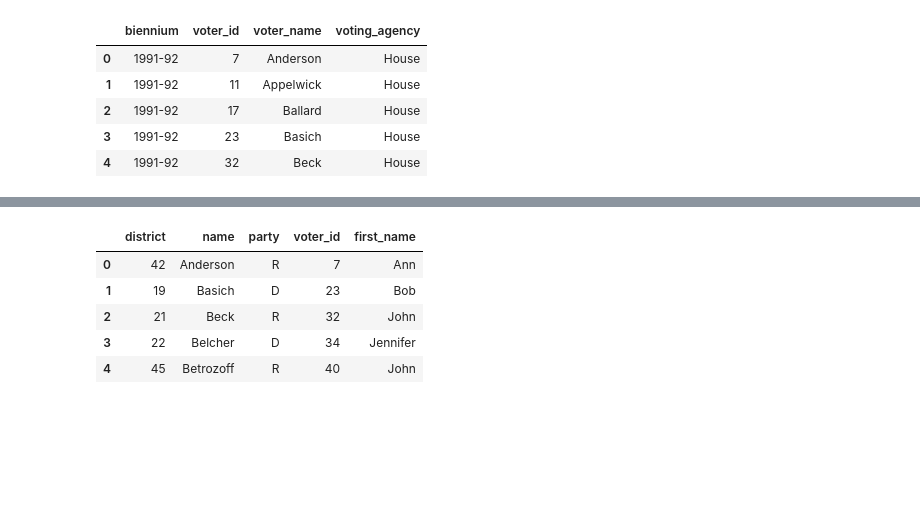
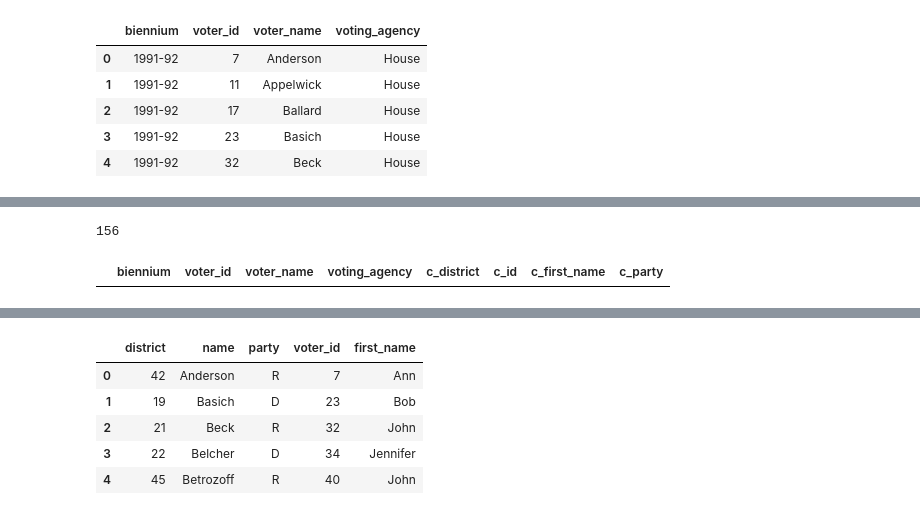
Before and after one commit to ekarboski/washington_state_legislation, a Jupyter notebook: Merging_votes_to_committee_data.ipynb, the cells around one changed output, grey strips where cells are left out. Saved outputs shown, nothing was run; the diff lists cells and outputs as text; code cells hidden in the pictures; blank space fills up the shorter version.

```diff
--- a/Merging_votes_to_committee_data.ipynb
+++ b/Merging_votes_to_committee_data.ipynb
@@ -95 +75,9 @@ nulls.loc[98:200, :]
+# %%
+len(nulls['voter_id'].unique())
+# %% [output]
+156
+# %%
+nulls[nulls['voter_name'] == 'Myers']
+# %% [output]
+|  | biennium | voter_id | voter_name | voting_agency | c_district | c_id | c_first_name | c_party |
 # %%
```
Also changed, not shown: parts of 4 cells of this notebook.
